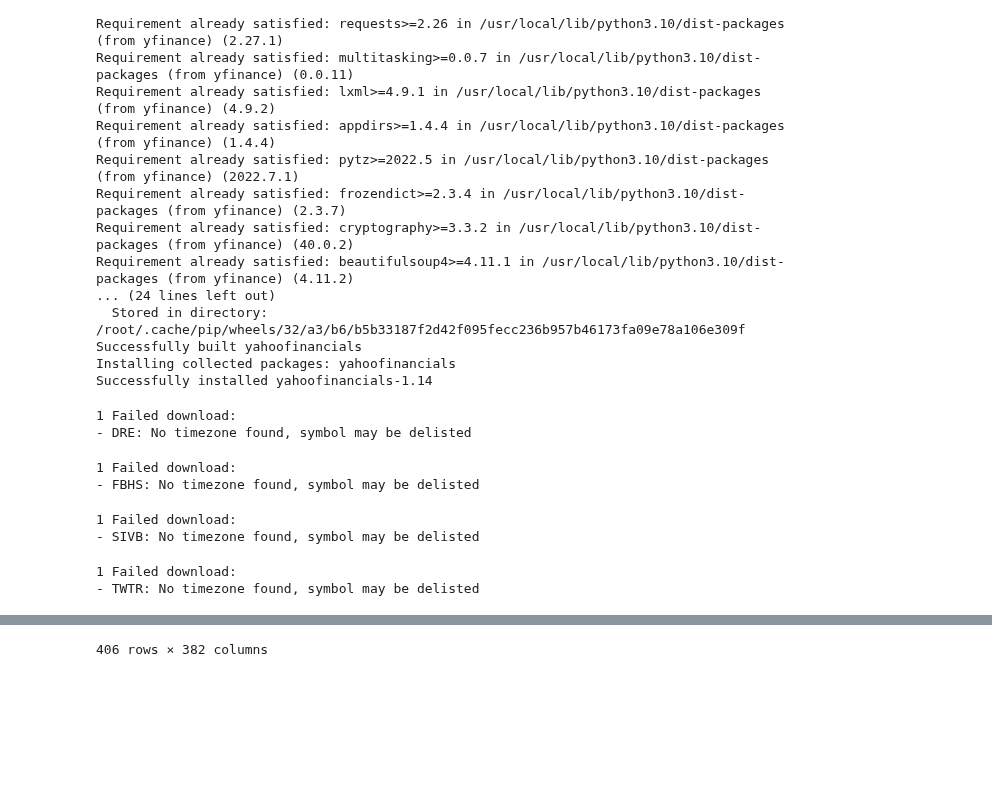
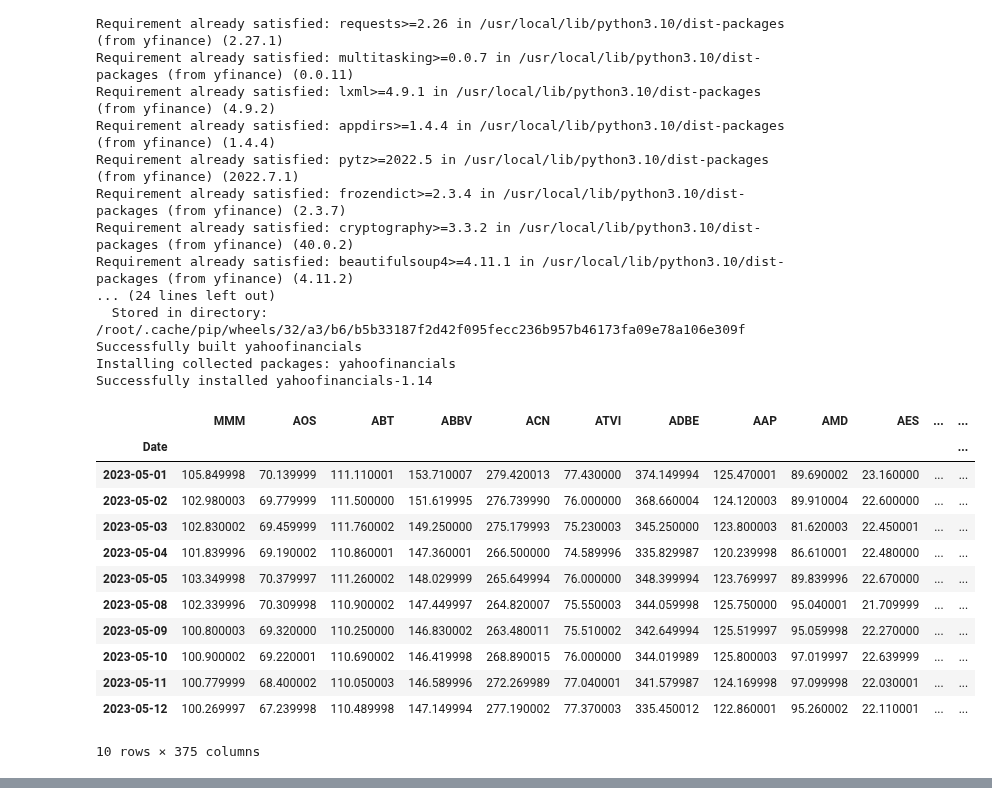
Before and after one commit to xanasa14/Finances, a Jupyter notebook: DownloadingDataYahooFinance.ipynb, the cells around one changed output, grey strips where cells are left out. Drawn from its saved outputs; the diff is of its cells as text; code cells hidden in the pictures; blank space fills up the shorter version.

```diff
--- a/DownloadingDataYahooFinance.ipynb
+++ b/DownloadingDataYahooFinance.ipynb
@@ -27,67 +27,60 @@ import numpy as np
 import yfinance as yf
 from yahoofinancials import YahooFinancials
 # %%
-#companies = ['TSLA',"AMZN",'WMT','GOOG',"WEN","TGT",'T','TMUS', 'VZ','CTSH',"ACN"]
-startDate = "2021-10-01"
+startDate = "2023-05-01"
 #endDate = "2021-12-27"
 companies = [
-'MMM', 'AOS', 'ABT', 'ABBV', 'ABMD', 'ACN', 'ATVI', 'ADBE', 'AAP', 'AMD', 'AES', 'AFL', 'A', 'APD', 'AKAM', 'ALK', 'ALB',
-
+'MMM', 'AOS', 'ABT', 'ABBV', 'ACN', 'ATVI', 'ADBE', 'AAP', 'AMD', 'AES', 'AFL', 'A', 'APD', 'AKAM', 'ALK', 'ALB',
 'ARE', 'ALGN', 'ALLE', 'LNT', 'ALL',  'GOOGL', 'MO', 'AMZN', 'AMCR', 'AEE', 'AAL', 'AEP', 'AXP', 'AIG', 'AMT', 'AWK', 'AMP', 'AME',
 'AMGN', 'APH', 'ADI', 'ANSS', 'AON','APA', 'AAPL', 'AMAT', 'APTV', 'ADM', 'ANET', 'AJG', 'AIZ', 'ATO', 'ADSK', 'ADP', 'AZO', 'AVB',
- 'AVY',
-'BKR', 'BAC', 'BAX', 'BDX', 'BBY', 'BIO', 'BIIB','BLK', 'BA', 'BKNG', 'BWA', 'BXP', 'BSX', 'BMY', 'AVGO', 'BR', 'CHRW', 'CDNS',
+ 'AVY','BKR', 'BAC', 'BAX', 'BDX', 'BBY', 'BIO', 'BIIB','BLK', 'BA', 'BKNG', 'BWA', 'BXP', 'BSX', 'BMY', 'AVGO', 'BR', 'CHRW', 'CDNS',
 'CPB', 'COF', 'CAH', 'KMX', 'CCL', 'CAT', 'CBOE', 'CBRE', 'CDW', 'CE', 'CNC', 'CNP', 'LUMN','CF','SCHW', 'CHTR', 'CVX', 'CMG', 'CB',
 'CHD', 'CI', 'CINF', 'CTAS', 'CSCO', 'C', 'CFG', 'CME', 'CMS', 'KO', 'CTSH','CL', 'CMCSA', 'CMA', 'CAG', 'COP', 'ED', 'STZ', 'CPRT',
 'GLW', 'COST', 'COTY', 'CCI', 'CSX', 'CMI', 'CVS', 'DHI', 'DHR', 'DRI', 'DVA', 'DE', 'DAL', 'XRAY', 'DVN','DXCM','FANG','DLR', 'DFS',
-'T','DISH', 'DG', 'DLTR', 'D', 'DPZ', 'DOV','DTE', 'DUK', 'DRE', 'DD', 'DXC', 'EMN', 'ETN', 'EBAY','ECL','EIX','EW','EA','EMR', 'ETR', 'EOG',
-'EFX', 'FFIV', 'FAST', 'FRT', 'FDX', 'FIS', 'FITB', 'FRC', 'FE', 'FISV', 'FLT', 'FLS', 'FMC', 'F', 'FTNT', 'FTV', 'FBHS', 'BEN',
+'T','DISH', 'DG', 'DLTR', 'D', 'DPZ', 'DOV','DTE', 'DUK', 'DD', 'DXC', 'EMN', 'ETN', 'EBAY','ECL','EIX','EW','EA','EMR', 'ETR', 'EOG',
+'EFX', 'FFIV', 'FAST', 'FRT', 'FDX', 'FIS', 'FITB', 'FRC', 'FE', 'FISV', 'FLT', 'FLS', 'FMC', 'F', 'FTNT', 'FTV', 'BEN',
 'FCX', 'GPS', 'GRMN','IT', 'GD', 'GE', 'GIS', 'GM', 'GPC', 'GILD', 'GPN', 'GL', 'GS', 'GWW', 'H', 'HAL', 'HBI', 'HIG', 'HAS', 'HCA', 'PEAK',
 'HSIC', 'HES', 'HPE', 'HLT', 'HOLX', 'HD', 'HRL', 'HST', 'HWM', 'HPQ', 'HUM', 'HBAN', 'HII', 'IEX', 'IDXX', 'ITW', 'ILMN', 'INCY',
 'TT', 'INTC', 'IP', 'IPG', 'INT', 'ISRG', 'IVZ', 'IPGP', 'IQV', 'IRM', 'JBHT', 'JKHY', 'J', 'SJM', 'JCI', 'JPM', 'JNPR','K','KEY','LW','LVS',
 'LEG', 'LDOS', 'LEN', 'LLY', 'LNC', 'LIN', 'LYV', 'LKQ', 'LMT', 'L', 'LOW', 'LYB', 'M', 'MRO', 'MPC','MKTX','MAR','MMC','MLM', 'MAS', 'MA', 'MKC',
-'MCD', 'MCK', 'MDT', 'MRK', 'MET', 'MGM', 'MCHP', 'M', 'MSFT', 'MAA', 'NOC', 'NCLH',
-'NRG', 'NUE', 'NVDA', 'NVR', 'ORLY',
+'MCD', 'MCK', 'MDT', 'MRK', 'MET', 'MGM', 'MCHP', 'M', 'MSFT', 'MAA', 'NOC', 'NCLH', 'NRG', 'NUE', 'NVDA', 'NVR', 'ORLY',
 'OXY','ODFL','OMC','OKE','ORCL', 'PCAR', 'PKG', 'PH', 'PAYX', 'PAYC', 'PYPL', 'PNR', 'PEP', 'PKI','PRGO','PFE','PM','PSX','PNW','PXD',
-'PNC','PPG','PPL','PFG','PG','PGR','PLD','PEG','PSA','PHM','PVH','QRVO','QCOM','PWR', 'DGX', 'RL', 'RJF', 'SLG', 'SNA', 'SO','LUV','SWK','SBUX',
-'STT','STE','SYK','SIVB','SYF','SNPS','SYY','TMUS','TROW','TTWO', 'TPR', 'TGT', 'TEL', 'FTI','TDY','TFX','TXN','TXT','TDG','TFC','TWTR','TYL',
+'PNC','PPG','PPL','PFG','PG','PGR','PLD','PEG','PSA','PHM','PVH','QRVO','QCOM','PWR', 'DGX', 'RL', 'RJF', 'SLG', 'SNA', 'SO', 'SOFI','LUV','SWK','SBUX',
+'STT','STE','SYK','SYF','SNPS','SYY','TMUS','TROW','TTWO', 'TPR', 'TGT', 'TEL', 'FTI','TDY','TFX','TXN','TXT','TDG','TYL',
 'TSN', 'USB', 'UDR', 'UL', 'UNP', 'UAL', 'UNH', 'UPS', 'URI', 'UHS', 'UNM', 'VLO', 'VTR', 'VRSN','VRSK','VZ','VRTX','VFC','V','VNO',
 'VMC', 'WRB', 'WAB', 'WBA', 'WMT', 'WM', 'WAT', 'WEC', 'WFC', 'WELL', 'WST', 'WDC', 'W', 'WY', 'WHR', 'WMB', 'WYNN', 'XEL', 'TSLA', 'AAPL',
-'XRX', 'XYL', 'YUM', 'ZBRA', 'ZBH', 'ZION', 'ZTS','NFLX'
+'XRX', 'XYL', 'YUM', 'ZBRA', 'ZBH', 'ZTS','NFLX'
 
 ]
+data_frames = []
+for company in companies:
+    df = yf.download(company, start=startDate, progress=False)
+    df = df.drop(columns=['Open', 'High', 'Low', 'Volume', 'Close'])
+    df = df.rename(columns={'Adj Close': company})
+    tmp = df[str(company)]
+    data_frames.append(tmp)
 
-finalData=pd.DataFrame()
-for company in companies:
-  df = yf.download(company,
-                      start=startDate,
-                      #end=endDate,
-                      progress=False)
-  df = df.drop(columns=['Open', 'High','Low', 'Volume',"Close"])
-  df = df.rename(columns={'Adj Close': company})
-  tmp = df[str(company)]
+finalData = pd.concat(data_frames, axis=1)
 
-  finalData = finalData.append(tmp, ignore_index=True)
+finalData.index.name = 'Date'
+#finalData.columns.name = 'Company'
+
+finalData.to_csv('/content/drive/MyDrive/YahooData/YahooFinanceData.csv')
+
 finalData
-finalData = finalData.T # or df2.transpose()
-for i in range(len(companies)):
-  finalData = finalData.rename(columns={i: companies[i]})
-
-
-
-
-finalData['Date'] = finalData.index
-col_name="Date"
-first_col = finalData.pop(col_name)
-finalData.insert(0, col_name, first_col)
-finalData.to_csv('/content/drive/MyDrive/YahooData/YahooFinanceData.csv', index = False, header=True)
+finalData = finalData.reindex(columns=companies)
 finalData
 # %% [output]
+|  | MMM | AOS | ABT | ABBV | ACN | ATVI | ADBE | AAP | AMD | AES | ... | ... |
+| Date |  |  |  |  |  |  |  |  |  |  |  | ... |
+| 2023-05-01 | 105.849998 | 70.139999 | 111.110001 | 153.710007 | 279.420013 | 77.430000 | 374.149994 | 125.470001 | 89.690002 | 23.160000 | ... | ... |
+| 2023-05-02 | 102.980003 | 69.779999 | 111.500000 | 151.619995 | 276.739990 | 76.000000 | 368.660004 | 124.120003 | 89.910004 | 22.600000 | ... | ... |
+| 2023-05-03 | 102.830002 | 69.459999 | 111.760002 | 149.250000 | 275.179993 | 75.230003 | 345.250000 | 123.800003 | 81.620003 | 22.450001 | ... | ... |
+| 2023-05-04 | 101.839996 | 69.190002 | 110.860001 | 147.360001 | 266.500000 | 74.589996 | 335.829987 | 120.239998 | 86.610001 | 22.480000 | ... | ... |
+| 2023-05-05 | 103.349998 | 70.379997 | 111.260002 | 148.029999 | 265.649994 | 76.000000 | 348.399994 | 123.769997 | 89.839996 | 22.670000 | ... | ... |
+| 2023-05-08 | 102.339996 | 70.309998 | 110.900002 | 147.449997 | 264.820007 | 75.550003 | 344.059998 | 125.750000 | 95.040001 | 21.709999 | ... | ... |
+| 2023-05-09 | 100.800003 | 69.320000 | 110.250000 | 146.830002 | 263.480011 | 75.510002 | 342.649994 | 125.519997 | 95.059998 | 22.270000 | ... | ... |
+| 2023-05-10 | 100.900002 | 69.220001 | 110.690002 | 146.419998 | 268.890015 | 76.000000 | 344.019989 | 125.800003 | 97.019997 | 22.639999 | ... | ... |
+| 2023-05-11 | 100.779999 | 68.400002 | 110.050003 | 146.589996 | 272.269989 | 77.040001 | 341.579987 | 124.169998 | 97.099998 | 22.030001 | ... | ... |
+| 2023-05-12 | 100.269997 | 67.239998 | 110.489998 | 147.149994 | 277.190002 | 77.370003 | 335.450012 | 122.860001 | 95.260002 | 22.110001 | ... | ... |
-1 Failed download:
-- DRE: No timezone found, symbol may be delisted
+10 rows × 375 columns
-1 Failed download:
-- FBHS: No timezone found, symbol may be delisted
-1 Failed download:
-- SIVB: No timezone found, symbol may be delisted
-1 Failed download:
-- TWTR: No timezone found, symbol may be delisted
@@ -107,4 +87,3 @@ finalData
-406 rows × 382 columns
 # %%
 #Check if any Columns have empty values(NAN)
 df = finalData.copy()
```
Also changed, not shown: parts of 9 cells of this notebook.
